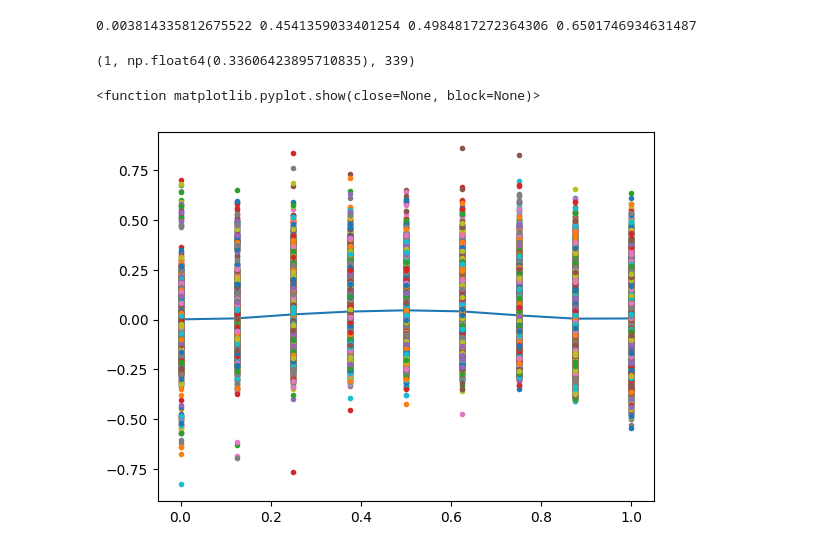
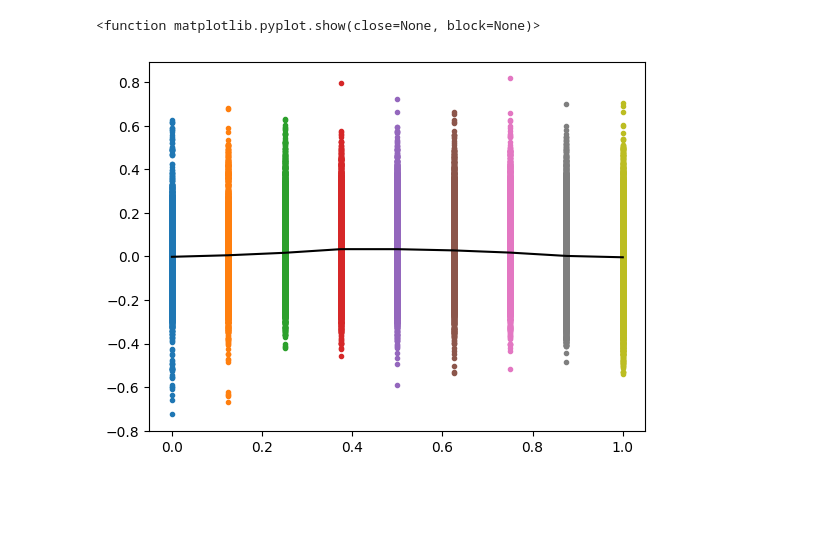
Before and after one commit to FerPerazzo/ITT21, a Jupyter notebook: Untitled.ipynb, the cells around one changed output. Saved outputs shown, nothing was run; the diff lists cells and outputs as text; code cells hidden in the pictures; blank space fills up the shorter version.

```diff
--- a/Untitled.ipynb
+++ b/Untitled.ipynb
@@ -12,7 +12,7 @@ def RunTrial(n1, n2, mu_A, mu_C, sigma, pval):
     T = X_A1 - X_C1
     Z = np.mean(T) / np.std(T, ddof=1) / np.sqrt(n1)
 
-    t_stat, p_value = ttest_ind(X_A1, X_C1, equal_var=True)
+    t_stat, p_value = ttest_ind(X_A1, X_C1, equal_var=True, alternative='greater')
     #print(Z, t_stat, t.sf(Z, df=n1-1), p_value )
 
     #if t.sf(Z, df=n1-1) < pval:
@@ -27,7 +27,7 @@ def RunTrial(n1, n2, mu_A, mu_C, sigma, pval):
     Z = np.mean(T) / np.std(T, ddof=1) / np.sqrt(n1+n2)
 
     #if t.sf(Z, df=n1+n2-1) < pval:
-    t_stat, p_value = ttest_ind(X_A, X_C, equal_var=True)
+    t_stat, p_value = ttest_ind(X_A, X_C, equal_var=True, alternative='greater')
     if p_value < pval:
         return 1, np.mean(T), n1+n2
 
@@ -41,22 +41,24 @@ sigma = np.sqrt(2)
 pval  = 0.011
 # %%
 RunTrial(n1, n2, mu_A, mu_C, sigma, pval)
-# %% [output]
-0.003814335812675522 0.4541359033401254 0.4984817272364306 0.6501746934631487
-(1, np.float64(0.33606423895710835), 339)
 # %%
 N      = 5000
-bias = np.zeros((9, N))
+biases = np.zeros(9)
 mu_As  = np.linspace(0, 1, 9)
 
 for j in range(9):
+    bias = []
     for i in range(N):
-        _, theta, _ = RunTrial(n1, n2, mu_As[j], mu_C, sigma, pval)
-        bias[j, i] = theta - mu_As[j]
+        r, theta, n = RunTrial(n1, n2, mu_As[j], mu_C, sigma, pval)
+        # Unconditional
+        if True:
+            bias.append(theta - mu_As[j])
 
-plt.plot(mu_As, np.mean(bias, axis=1), '-')
-plt.plot(mu_As, bias, '.')
+    biases[j] = np.mean(bias)
+    plt.plot([mu_As[j]] * len(bias), bias, '.')
+
+plt.plot(mu_As, biases, '-', c='k')
 plt.show
 # %% [output]
 <function matplotlib.pyplot.show(close=None, block=None)>
-[figure, old version]
+[figure, new version]
```
Also changed, not shown: parts of 1 cell of this notebook.
